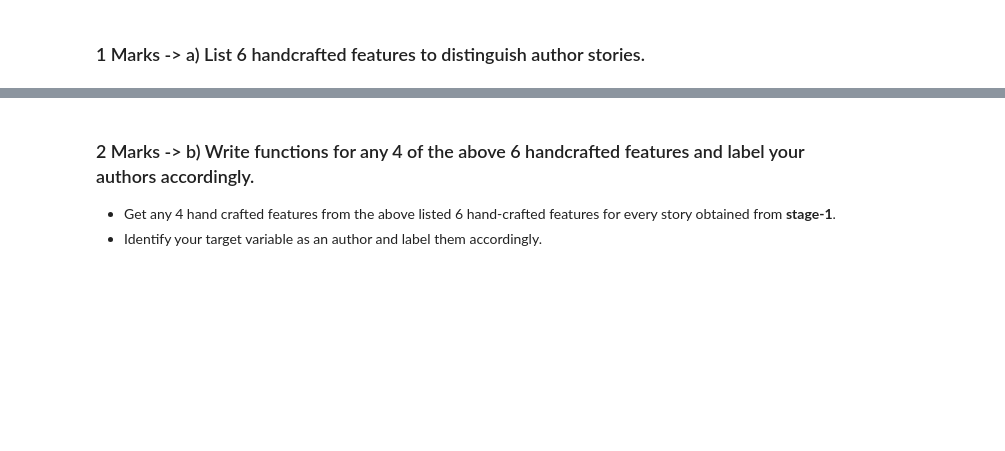
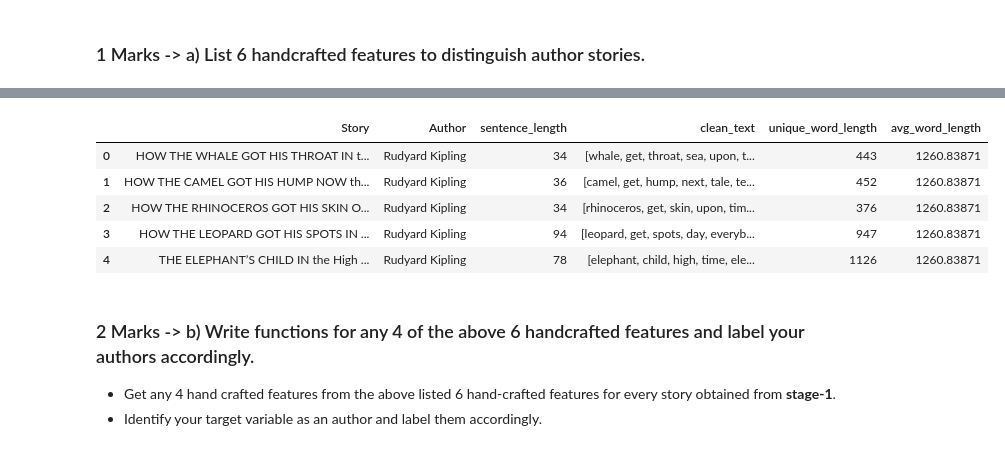
Before and after one commit to vikramvundyala/python_AI-ML, a Jupyter notebook: U2_MH1_AuthorIdentification.ipynb, the cells around one changed output, grey strips where cells are left out. Cells and saved outputs as stored; diff of their text form; code cells hidden in the pictures; blank space fills up the shorter version.

```diff
--- a/U2_MH1_AuthorIdentification.ipynb
+++ b/U2_MH1_AuthorIdentification.ipynb
@@ -266,25 +278,36 @@ The limit here is endlessly limited only by your imagination, and of course your
 
 from nltk.tokenize import sent_tokenize,word_tokenize
 from nltk.corpus import stopwords
+from nltk.stem import WordNetLemmatizer
 import string
+
+nltk.download('punkt', force=True)
+nltk.download('punkt_tab')
+nltk.download('stopwords')
+nltk.download('all')
 
 stop_words = set(stopwords.words('english'))
 punctuation = set(string.punctuation)
+lemmatizer = WordNetLemmatizer()
+
+def get_word_pos(treebank_tag):
+  if treebank_tag.startswith('J'):
+    return nltk.corpus.wordnet.ADJ
+  elif treebank_tag.startswith('V'):
+    return nltk.corpus.wordnet.VERB
+  elif treebank_tag.startswith('N'):
+    return nltk.corpus.wordnet.NOUN
+  elif treebank_tag.startswith('R'):
+    return nltk.corpus.wordnet.ADV
+  else:
+    return nltk.corpus.wordnet.NOUN
 
 def clean_text(text: str) :
   words = word_tokenize(text)
   words = [word.lower() for word in words if word.isalpha()]
   words = [word for word in words if word not in stop_words]
   words = [word for word in words if word not in punctuation]
-  return words
-
-
-df_All['sentence_length'] = df_All['Story'].apply(lambda x: len(sent_tokenize(x)))
-df_All['clean_text'] = df_All['Story'].apply(lambda x: clean_text(x))
-df_All['unique_word_length'] = df_All['clean_text'].apply(lambda x: len(word_tokenize(x)))
-
-avg = df_All["unique_word_length"].sum() / len(df_All)
-df_All['avg_word_length'] = avg
-
-# YOUR CODE HERE
+  pos_tags = nltk.pos_tag(words)
+  lemmatized_tokens = [lemmatizer.lemmatize(word, get_word_pos(pos_tag)) for word,pos_tag in pos_tags]
+  return lemmatized_tokens
 # %% [output]
@@ -295,3 +331,19 @@ LookupError:
+# %%
+
+df_All['sentence_length'] = df_All['Story'].apply(lambda x: len(sent_tokenize(x)))
+df_All['clean_text'] = df_All['Story'].apply(lambda x: clean_text(x))
+df_All['unique_word_length'] = df_All['clean_text'].apply(lambda x: len(x))
+avg = df_All["unique_word_length"].sum() / len(df_All)
+df_All['avg_word_length'] = avg
+# %%
+df_All.head()
+# %% [output]
+|  | Story | Author | sentence_length | clean_text | unique_word_length | avg_word_length |
+| 0 | HOW THE WHALE GOT HIS THROAT IN t... | Rudyard Kipling | 34 | [whale, get, throat, sea, upon, t... | 443 | 1260.83871 |
+| 1 | HOW THE CAMEL GOT HIS HUMP NOW th... | Rudyard Kipling | 36 | [camel, get, hump, next, tale, te... | 452 | 1260.83871 |
+| 2 | HOW THE RHINOCEROS GOT HIS SKIN O... | Rudyard Kipling | 34 | [rhinoceros, get, skin, upon, tim... | 376 | 1260.83871 |
+| 3 | HOW THE LEOPARD GOT HIS SPOTS IN ... | Rudyard Kipling | 94 | [leopard, get, spots, day, everyb... | 947 | 1260.83871 |
+| 4 | THE ELEPHANT’S CHILD IN the High ... | Rudyard Kipling | 78 | [elephant, child, high, time, ele... | 1126 | 1260.83871 |
 # %% [markdown]
 ###  2 Marks -> b) Write functions for any 4 of the above 6 handcrafted features and label your authors accordingly.
 
```
Also changed, not shown: parts of 10 cells of this notebook.
